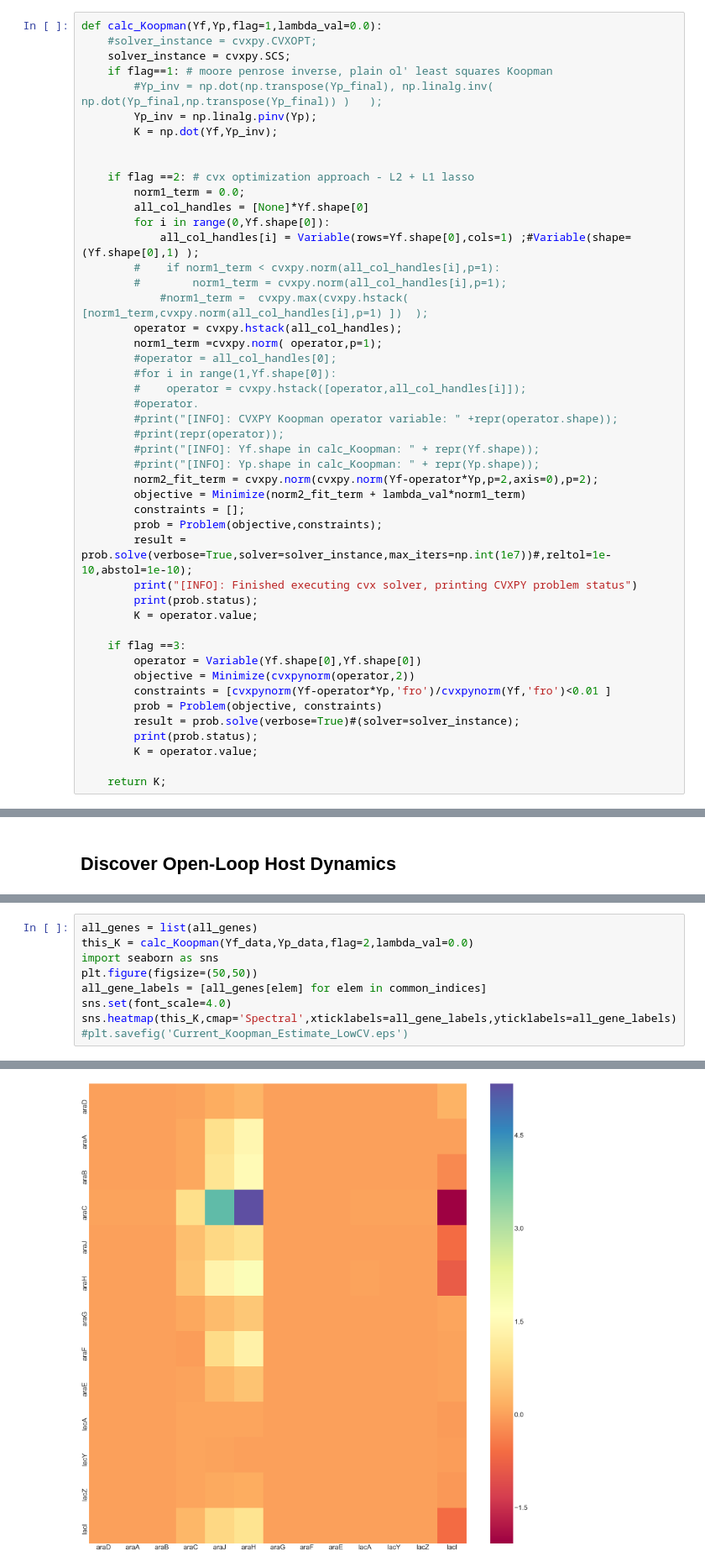
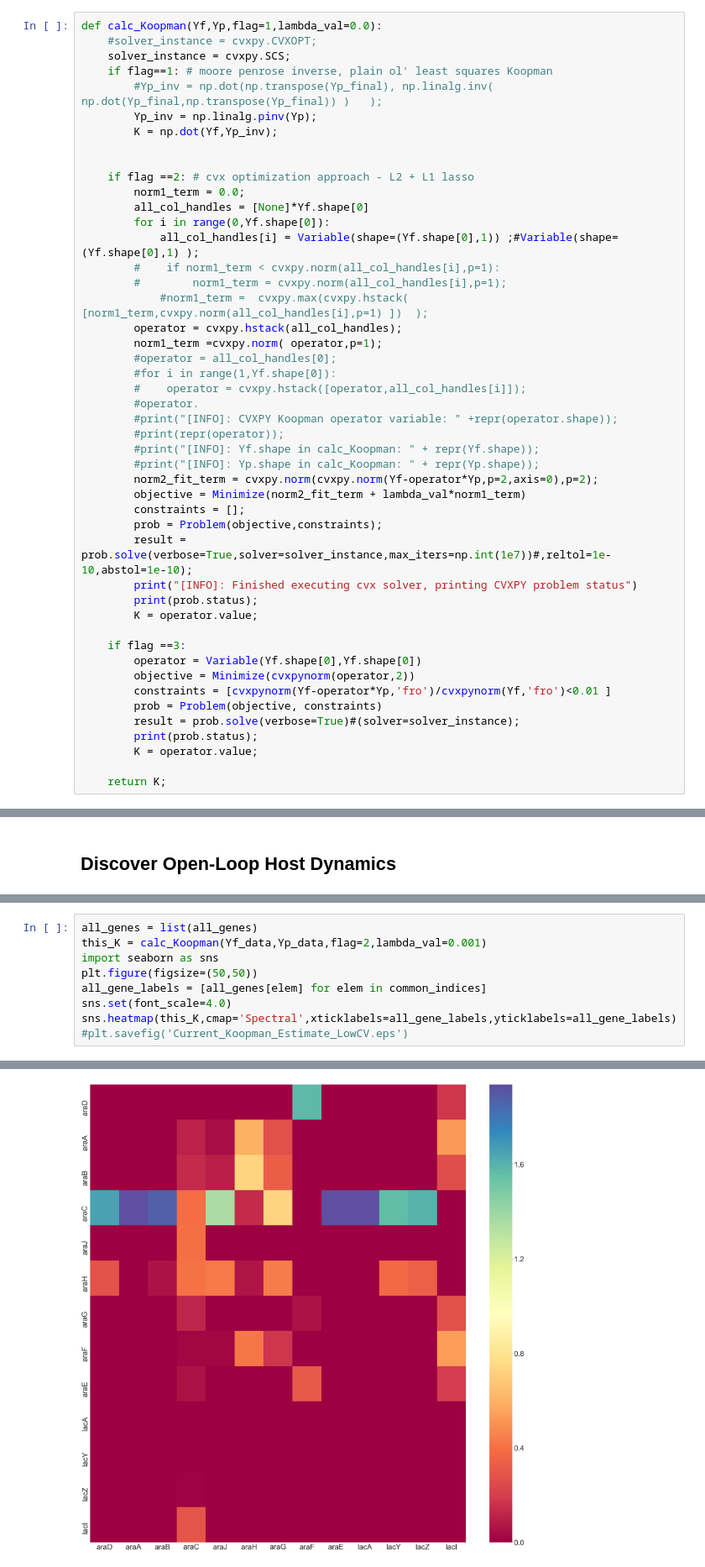
Before and after one commit to YeungRepo/darpa-sd2, a Jupyter notebook: structuredDMD/v0_code/KOp_SDMD_Prototype_PullDict_Dataframes.ipynb, the cells around one changed output, grey strips where cells are left out. Shown at 84% size. Cells and saved outputs as stored; diff of their text form.

```diff
--- a/structuredDMD/v0_code/KOp_SDMD_Prototype_PullDict_Dataframes.ipynb
+++ b/structuredDMD/v0_code/KOp_SDMD_Prototype_PullDict_Dataframes.ipynb
@@ -593,7 +581,7 @@ def calc_Koopman(Yf,Yp,flag=1,lambda_val=0.0):
         norm1_term = 0.0;
         all_col_handles = [None]*Yf.shape[0]
         for i in range(0,Yf.shape[0]):
-            all_col_handles[i] = Variable(rows=Yf.shape[0],cols=1) ;#Variable(shape=(Yf.shape[0],1) );
+            all_col_handles[i] = Variable(shape=(Yf.shape[0],1)) ;#Variable(shape=(Yf.shape[0],1) );
         #    if norm1_term < cvxpy.norm(all_col_handles[i],p=1):
         #        norm1_term = cvxpy.norm(all_col_handles[i],p=1);
             #norm1_term =  cvxpy.max(cvxpy.hstack( [norm1_term,cvxpy.norm(all_col_handles[i],p=1) ])  );
@@ -744,6 +733,6 @@ ERROR: Line magic function `%autoreload` not found.
 # %%
 all_genes = list(all_genes)
-this_K = calc_Koopman(Yf_data,Yp_data,flag=2,lambda_val=0.0)
+this_K = calc_Koopman(Yf_data,Yp_data,flag=2,lambda_val=0.001)
 import seaborn as sns
 plt.figure(figsize=(50,50))
 all_gene_labels = [all_genes[elem] for elem in common_indices]
@@ -768,8 +757,8 @@ c'x = 0.0000, -b'y = 0.0000
 ============================================================================
 [INFO]: Finished executing cvx solver, printing CVXPY problem status
 optimal
 <matplotlib.axes._subplots.AxesSubplot at 0x...>
-[figure, old version]
+[figure, new version]
 # %% [markdown]
 ## Define Input Lifting and Input-Koopman Dynamics - Arabinose Response
 # %%
```
Also changed, not shown: parts of 11 cells of this notebook.
